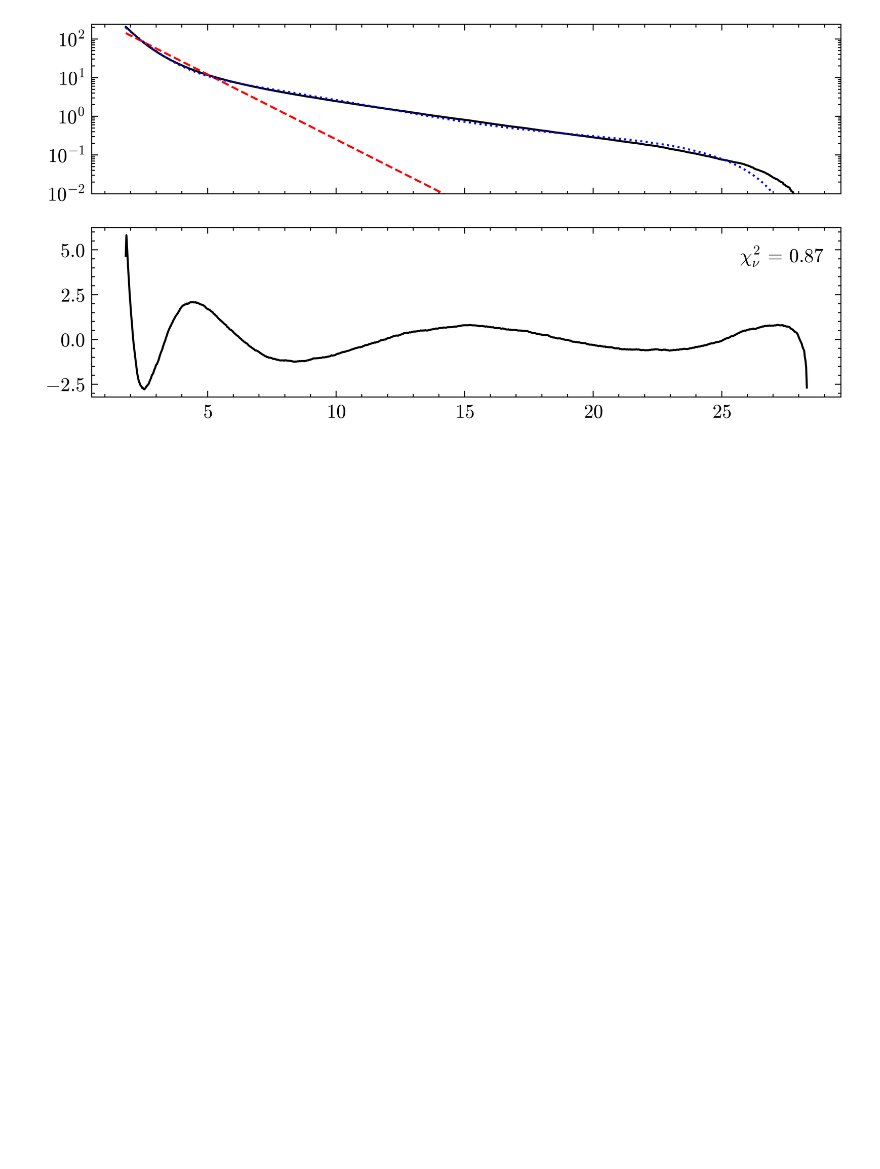
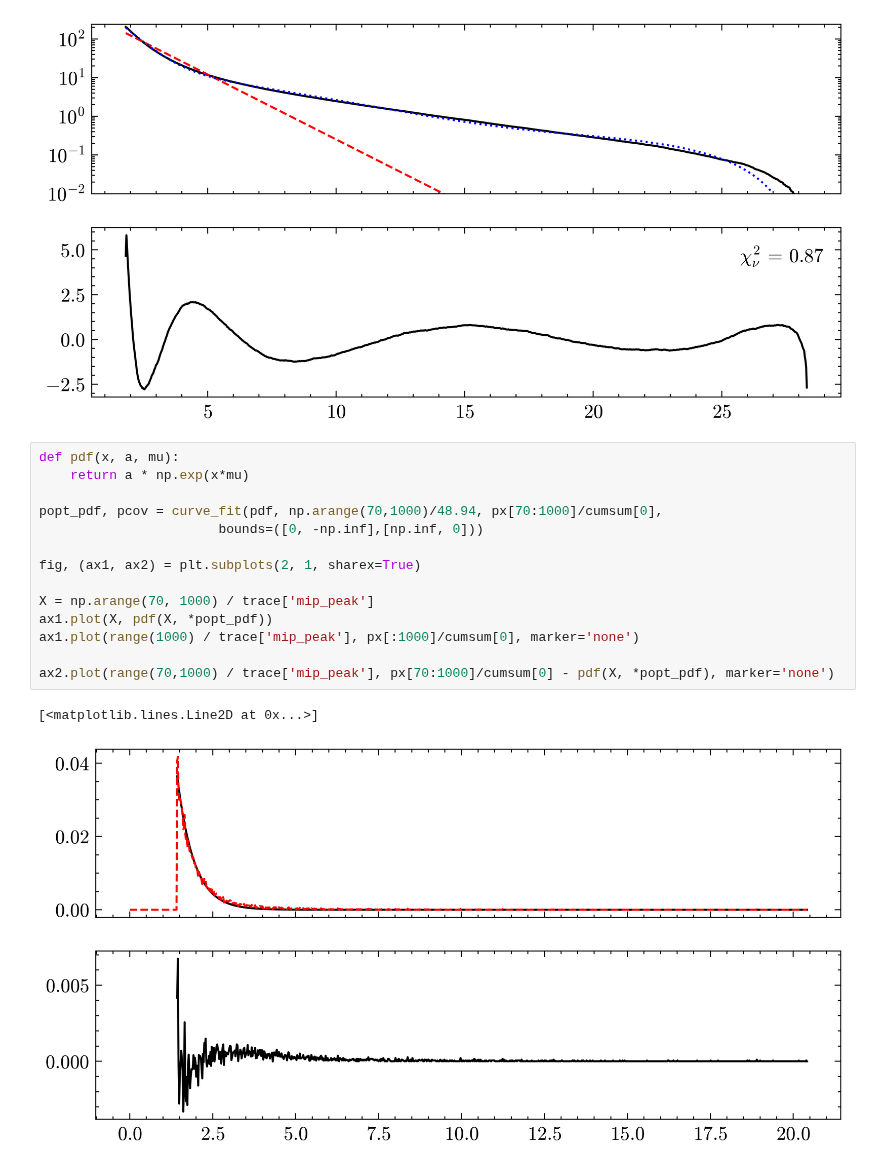
Before and after one commit to Quizznor/phd-thesis, a Jupyter notebook: Projects/CorrectionFactor/distributions.ipynb, the cells around one changed output. Cells and saved outputs as stored; diff of their text form; blank space fills up the shorter version.

```diff
--- a/Projects/CorrectionFactor/distributions.ipynb
+++ b/Projects/CorrectionFactor/distributions.ipynb
@@ -77,5 +99,22 @@ ax2.legend(title=fr"$\chi_\nu^2$ = {np.sum((y - exponential_corrected(x, *popt))
 No artists with labels found to put in legend.  Note that artists whose label start with an underscore are ignored when legend() is called with no argument.
 <matplotlib.legend.Legend at 0x...>
 [figure]
+# %%
+def pdf(x, a, mu):
+    return a * np.exp(x*mu)
+
+popt_pdf, pcov = curve_fit(pdf, np.arange(70,1000)/48.94, px[70:1000]/cumsum[0],
+                       bounds=([0, -np.inf],[np.inf, 0]))
+
+fig, (ax1, ax2) = plt.subplots(2, 1, sharex=True)
+
+X = np.arange(70, 1000) / trace['mip_peak']
+ax1.plot(X, pdf(X, *popt_pdf))
+ax1.plot(range(1000) / trace['mip_peak'], px[:1000]/cumsum[0], marker='none')
+
+ax2.plot(range(70,1000) / trace['mip_peak'], px[70:1000]/cumsum[0] - pdf(X, *popt_pdf), marker='none')
+# %% [output]
+[<matplotlib.lines.Line2D at 0x...>]
+[figure, added]
 # %%
 x  = range(10000) / trace['mip_peak']
```
Also changed, not shown: parts of 5 cells of this notebook, 8 other files.
